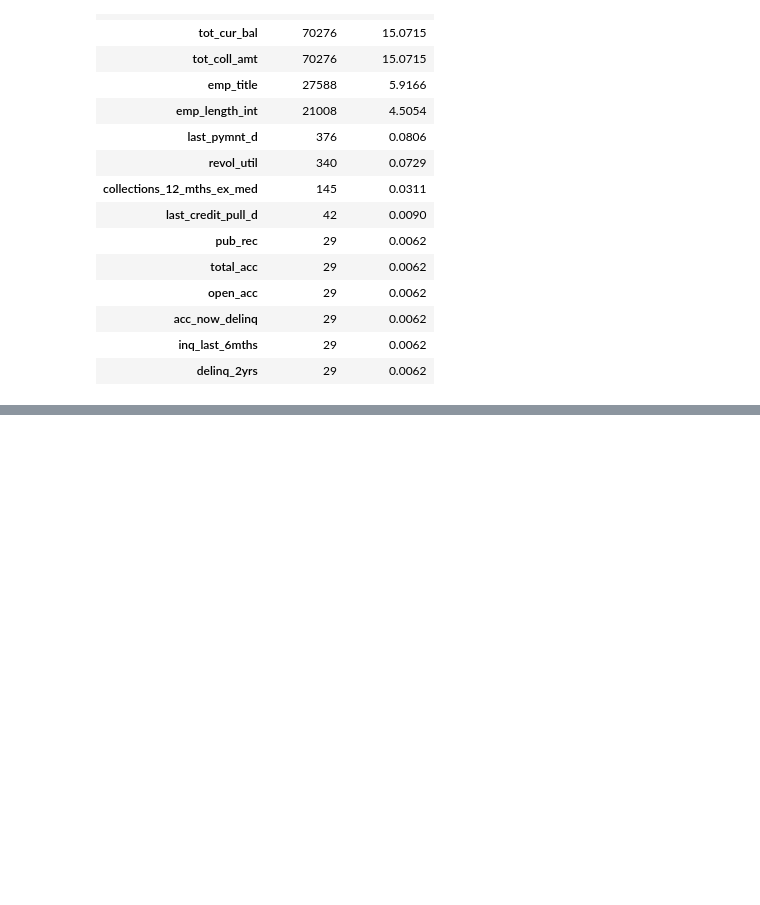
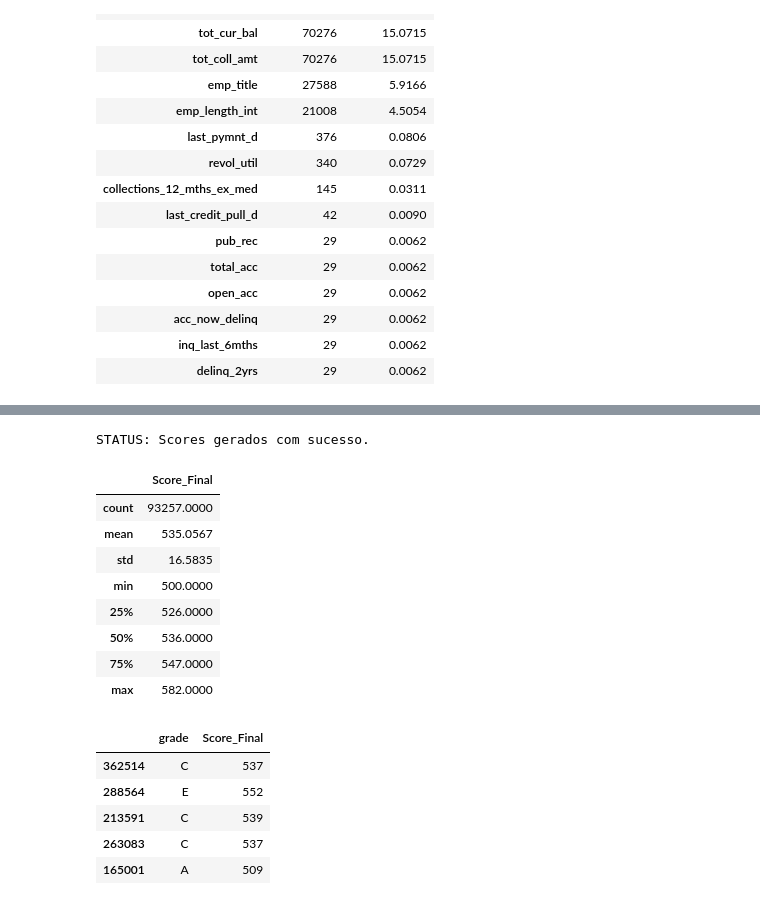
Before and after one commit to igorcarvah/basel_risk_modeling, a Jupyter notebook: notebook/Untitled.ipynb, the cells around one changed output, grey strips where cells are left out. Drawn from its saved outputs; the diff is of its cells as text; code cells hidden in the pictures; blank space fills up the shorter version.

Commit message:
score credit

```diff
--- a/notebook/Untitled.ipynb
+++ b/notebook/Untitled.ipynb
@@ -139,10 +145,16 @@ ALERTA: O radar detectou 18 variáveis com dados faltantes na fuselagem.
 | inq_last_6mths | 29 | 0.0062 |
 | delinq_2yrs | 29 | 0.0062 |
 # %%
-# Execução do fatiamento (O motor fará a separação e devolverá as 4 caixas)
+# 1. Execução do fatiamento (O motor fará a separação e devolverá as 4 caixas)
 X_train, X_test, y_train, y_test = dividir_treino_teste(loan_data)
 
-# Auditoria visual do chassi
+# 2. A Fusão para o Motor de WoE (A peça que estava faltando!)
+# O cálculo do WoE exige que a variável e o alvo (Target) estejam juntos.
+df_treino_woe = pd.concat([X_train, y_train], axis=1)
+
+# 3. Auditoria visual do chassi
+print("STATUS: Fatiamento e colagem concluídos.")
 print("Tamanho do Treino (X):", X_train.shape)
 print("Tamanho do Teste (X):", X_test.shape)
+print(f"Tamanho do df_treino_woe forjado na memória: {df_treino_woe.shape}")
 # %% [output]
@@ -248,0 +315,28 @@ auditar_curva_roc(y_test, probabilidades_calote, gini)
+# %%
+# 1. Aplicamos a escala nas probabilidades que o robô gerou
+X_test['Score_Final'] = calcular_score_final(probabilidades_calote)
+
+# 2. Auditoria de Faixas de Risco
+print("STATUS: Scores gerados com sucesso.")
+display(X_test[['Score_Final']].describe())
+
+# 3. Amostragem para o Diretor Comercial
+# Vamos ver os 5 primeiros clientes e sua 'nota' de crédito
+display(X_test[['grade', 'Score_Final']].head())
+# %% [output]
+STATUS: Scores gerados com sucesso.
+|  | Score_Final |
+| count | 93257.0000 |
+| mean | 535.0567 |
+| std | 16.5835 |
+| min | 500.0000 |
+| 25% | 526.0000 |
+| 50% | 536.0000 |
+| 75% | 547.0000 |
+| max | 582.0000 |
+|  | grade | Score_Final |
+| 362514 | C | 537 |
+| 288564 | E | 552 |
+| 213591 | C | 539 |
+| 263083 | C | 537 |
+| 165001 | A | 509 |
```
Also changed, not shown: parts of 6 cells of this notebook, 1 other file.
